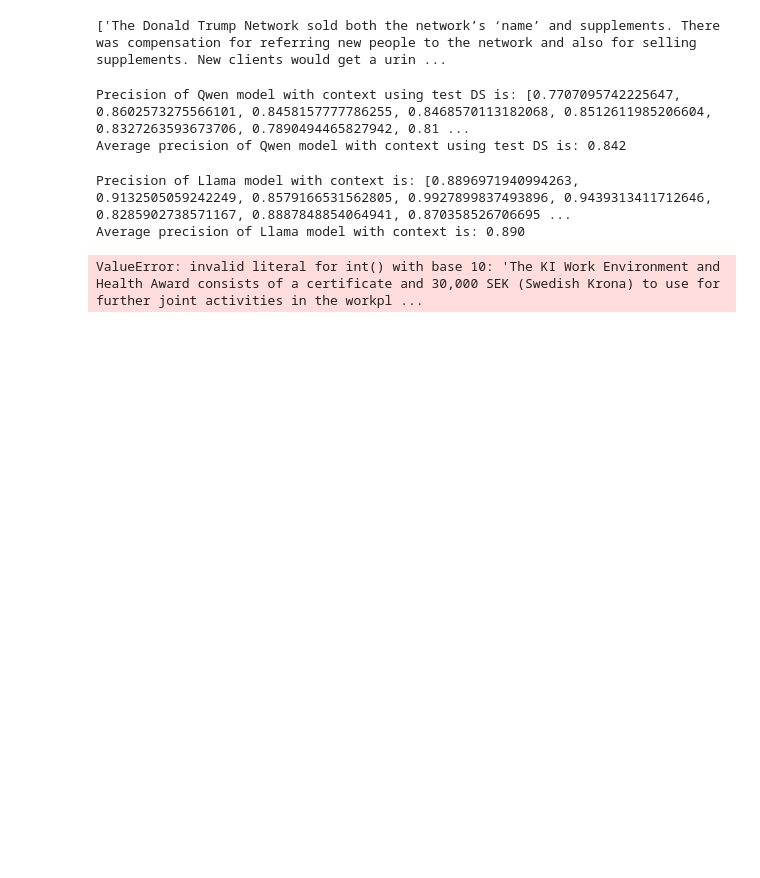
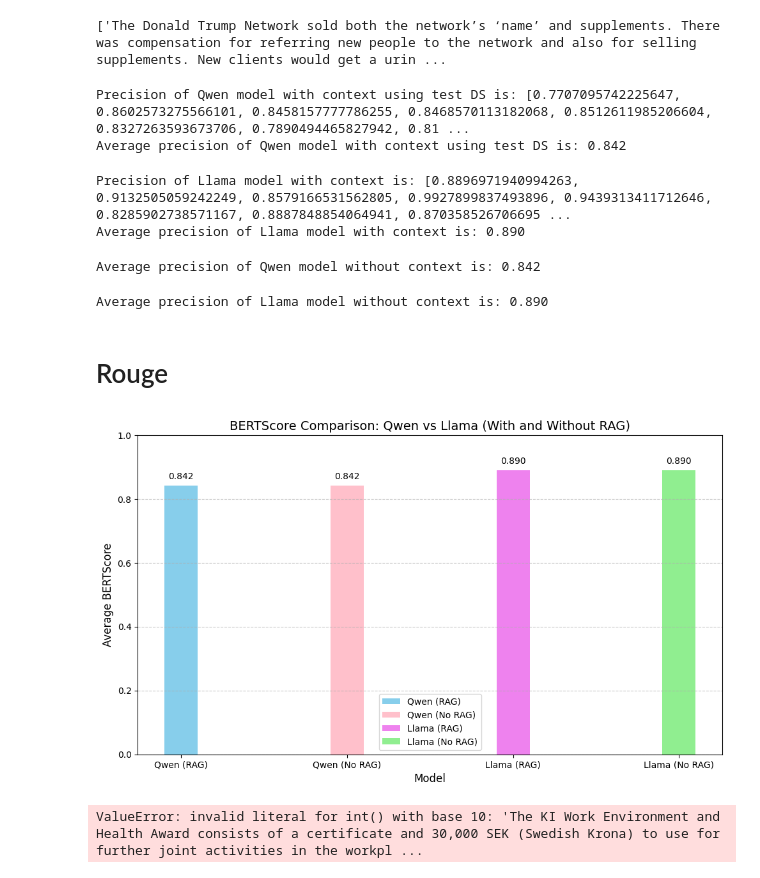
Before and after one commit to JoudiAlakkad/RAG_Effectiveness, a Jupyter notebook: RAG.ipynb, the cells around one changed output. Saved outputs shown, nothing was run; the diff lists cells and outputs as text; code cells hidden in the pictures; blank space fills up the shorter version.

Commit message:
add evaluate via rouge, cahnge to 100 questions

```diff
--- a/RAG.ipynb
+++ b/RAG.ipynb
@@ -456,7 +456,8 @@ print(answers_test)
 predictions_qwen_rag_test = [entry["answer_rag"] for entry in answers_qwen_test]
 results_qwen_test = bertscore.compute(predictions=predictions_qwen_rag_test, references=answers_test, lang="en")
 print(f"Precision of Qwen model with context using test DS is: {results_qwen_test['precision']}")
-print(f"Average precision of Qwen model with context using test DS is: {sum(results_qwen_test['precision']) / len(results_qwen_test['precision']):0.3f}")
+average_qwen_result_rag = sum(results_qwen_test['precision']) / len(results_qwen_test['precision'])
+print(f"Average precision of Qwen model with context using test DS is: {average_qwen_result_rag:0.3f}")
 # %% [output]
 Precision of Qwen model with context using test DS is: [0.7707095742225647, 0.8602573275566101, 0.8458157777786255, 0.8468570113182068, 0.8512611985206604, 0.8327263593673706, 0.7890494465827942, 0.81 ...
 Average precision of Qwen model with context using test DS is: 0.842
@@ -465,10 +466,75 @@ Average precision of Qwen model with context using test DS is: 0.842
 predictions_llama_rag_test = [entry["answer_rag"] for entry in answers_llama_test]
 results_llama_test = bertscore.compute(predictions=predictions_llama_rag_test, references=answers_test, lang="en")
 print(f"Precision of Llama model with context is: {results_llama_test['precision']}")
-print(f"Average precision of Llama model with context is: {sum(results_llama_test['precision']) / len(results_llama_test['precision']):0.3f}")
+average_llama_result_rag = sum(results_llama_test['precision']) / len(results_llama_test['precision'])
+print(f"Average precision of Llama model with context is: {average_llama_result_rag:0.3f}")
 # %% [output]
 Precision of Llama model with context is: [0.8896971940994263, 0.9132505059242249, 0.8579166531562805, 0.9927899837493896, 0.9439313411712646, 0.8285902738571167, 0.8887848854064941, 0.870358526706695 ...
 Average precision of Llama model with context is: 0.890
+# %%
+# compare the answers of the Qwen _without_ RAG
+predictions_qwen = [entry["answer_without"] for entry in answers_qwen_test]
+results_qwen = bertscore.compute(predictions=predictions_qwen, references=answers, lang="en")
+#print(f"Precision of Qwen model without context is: {results_qwen['precision']}")
+average_qwen_result = sum(results_qwen_test['precision']) / len(results_qwen_test['precision'])
+print(f"Average precision of Qwen model without context is: {average_qwen_result:0.3f}")
+# %% [output]
+Average precision of Qwen model without context is: 0.842
+# %%
+# compare the answers of the Llama _without_ RAG
+predictions_llama = [entry["answer_without"] for entry in answers_llama_test]
+results_llama = bertscore.compute(predictions=predictions_llama, references=answers, lang="en")
+#print(f"Precision of Llama model without context is: {results_llama['precision']}")
+average_llama_result = sum(results_llama_test['precision']) / len(results_llama_test['precision'])
+print(f"Average precision of Llama model without context is: {sum(results_llama_test['precision']) / len(results_llama['precision']):0.3f}")
+# %% [output]
+Average precision of Llama model without context is: 0.890
+# %% [markdown]
+# Rouge
+# %%
+import matplotlib.pyplot as plt
+import numpy as np
+
+results = {
+    "Qwen (RAG)": average_qwen_result_rag,
+    "Qwen (No RAG)": average_qwen_result,
+    "Llama (RAG)": average_llama_result_rag,
+    "Llama (No RAG)": average_llama_result
+}
+x = np.arange(4)
+width = 0.2
+fig, ax = plt.subplots(figsize=(10, 6))
+colors = ['skyblue', 'pink', 'violet', 'lightgreen']
+x_labels = list(results.keys())
+
+for i, model in enumerate(x_labels):
+    value = results[model]
+    bar = ax.bar(x[i], value, width, label=model, color=colors[i])
+
+    # Adding the value on top of each bar
+    ax.text(
+        x[i],
+        value + 0.02,
+        f'{value:.3f}',
+        ha='center',
+        fontsize=10
+    )
+
+ax.set_xlabel("Model", fontsize=12)
+ax.set_ylabel("Average BERTScore", fontsize=12)
+ax.set_title("BERTScore Comparison: Qwen vs Llama (With and Without RAG)", fontsize=14)
+ax.set_xticks(x)
+ax.set_xticklabels(x_labels)
+ax.set_ylim(0, 1)
+ax.legend()
+
+# Add gridlines
+ax.grid(axis='y', linestyle='--', alpha=0.7)
+
+plt.tight_layout()
+plt.show()
+# %% [output]
+[figure, added]
 # %%
 accuracy_metric = evaluate.load("accuracy")
 # %%
```
Also changed, not shown: 2 other files.
